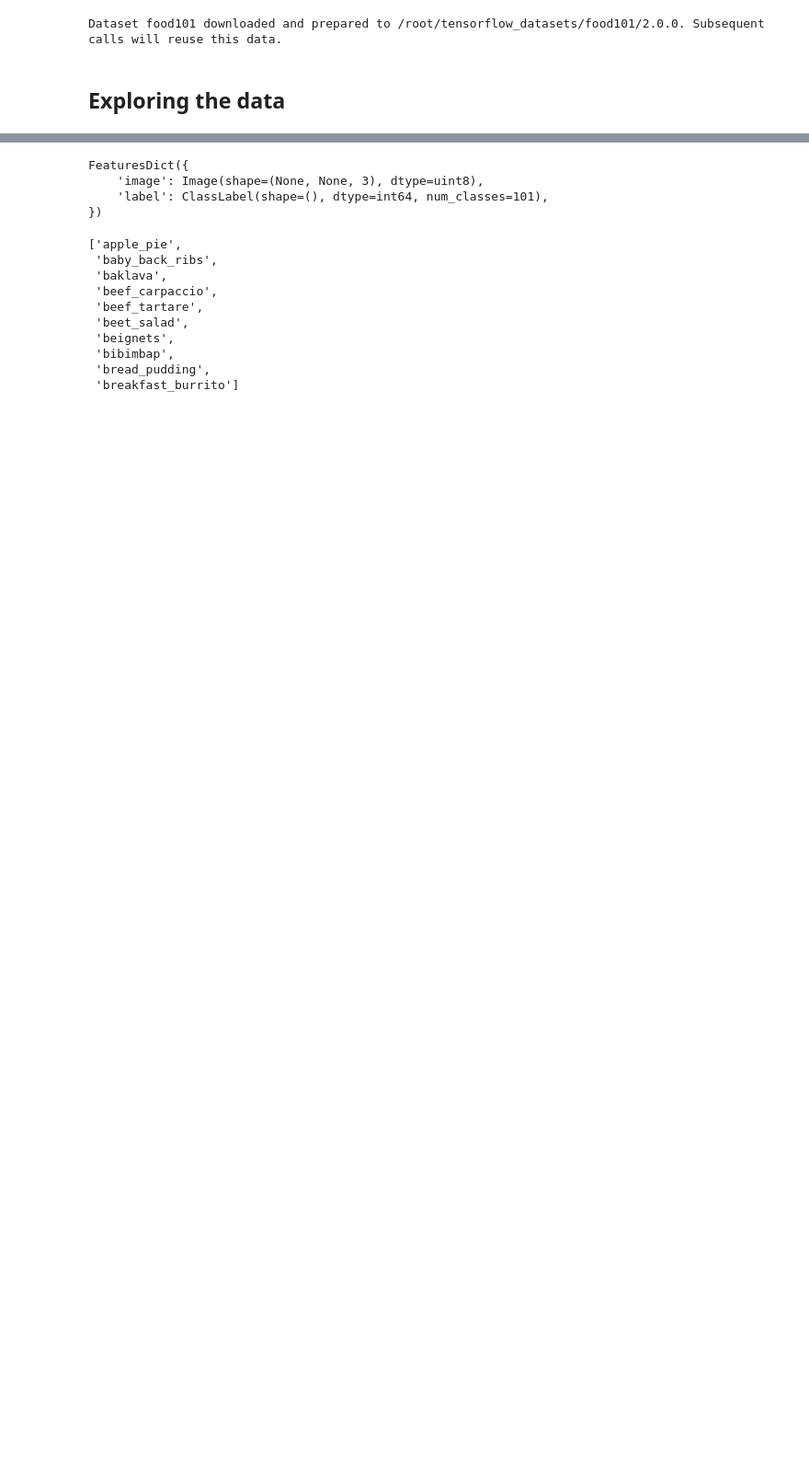
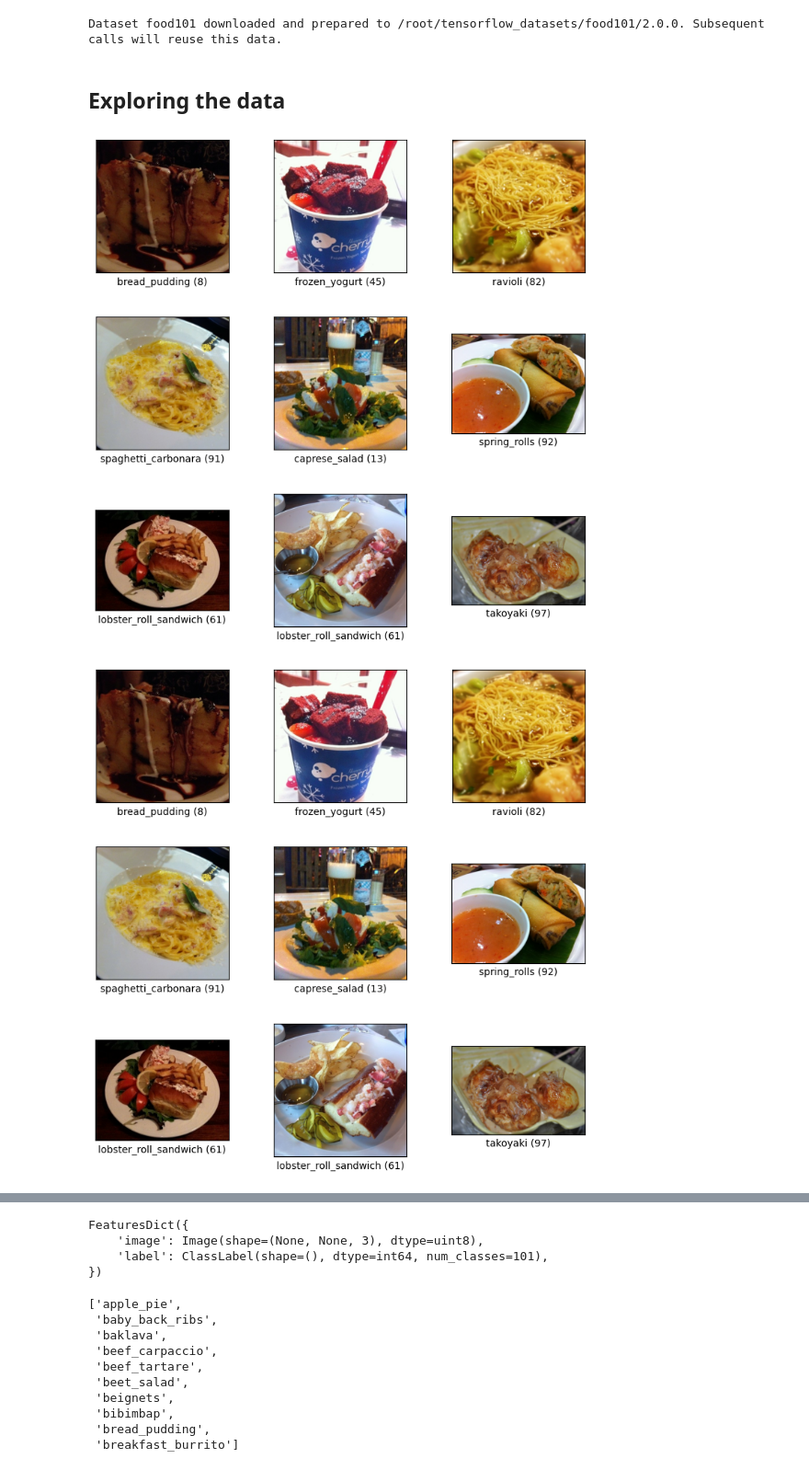
Before and after one commit to timonpalm/TFCourse, a Jupyter notebook: 07_food_vision_milestone.ipynb, the cells around one changed output, grey strips where cells are left out. Shown at 92% size. Drawn from its saved outputs; the diff is of its cells as text; code cells hidden in the pictures; blank space fills up the shorter version.

```diff
--- a/07_food_vision_milestone.ipynb
+++ b/07_food_vision_milestone.ipynb
@@ -50,6 +69,11 @@ Shuffling /root/tensorflow_datasets/food101/2.0.0.incompleteNT0KC4/food101-valid
 Dataset food101 downloaded and prepared to /root/tensorflow_datasets/food101/2.0.0. Subsequent calls will reuse this data.
 # %% [markdown]
 ## Exploring the data
+# %%
+tfds.show_examples(train_data, ds_info)
+# %% [output]
+[figure, added]
+[figure, added]
 # %%
 ds_info
 # %% [output]
```
Also changed, not shown: parts of 36 cells of this notebook.
